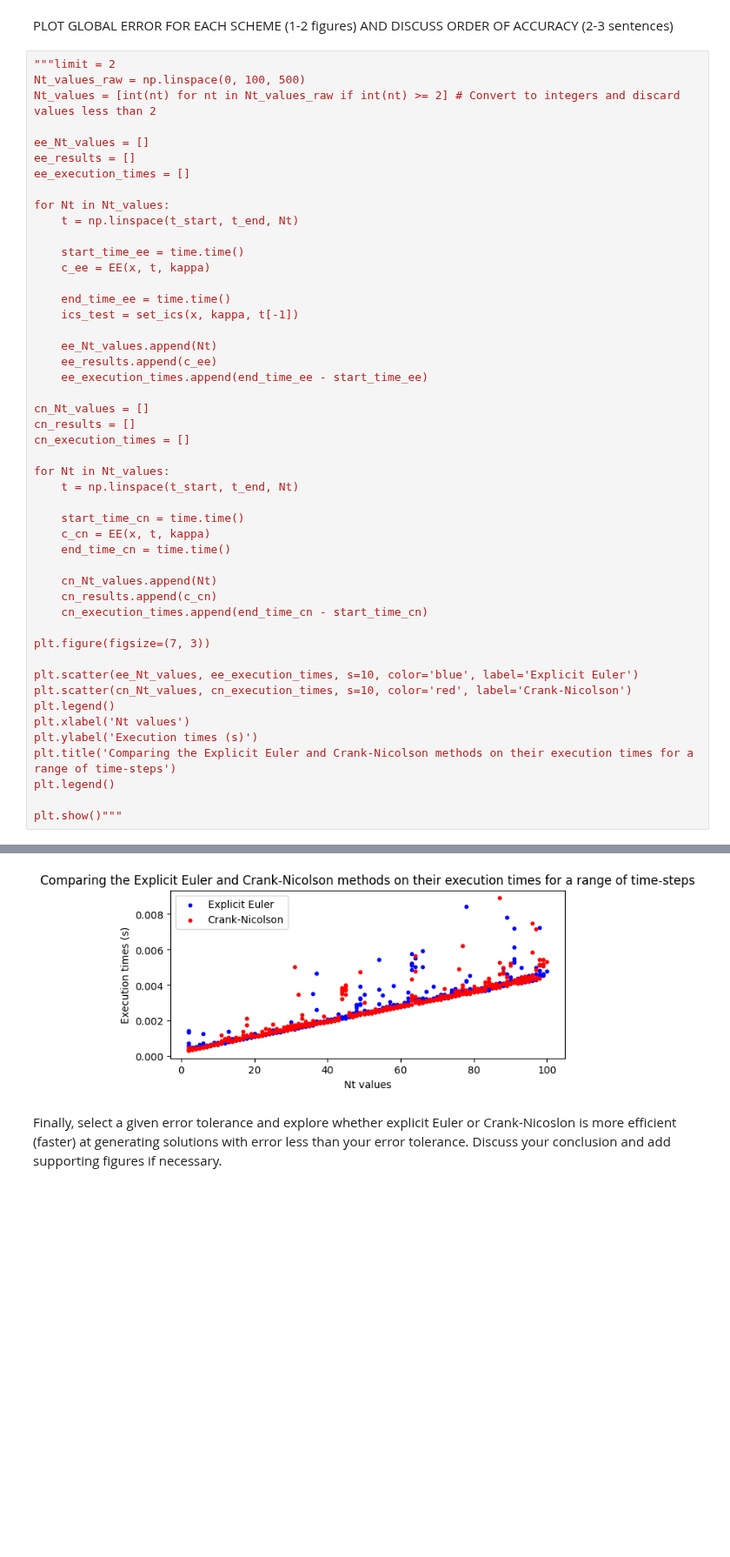
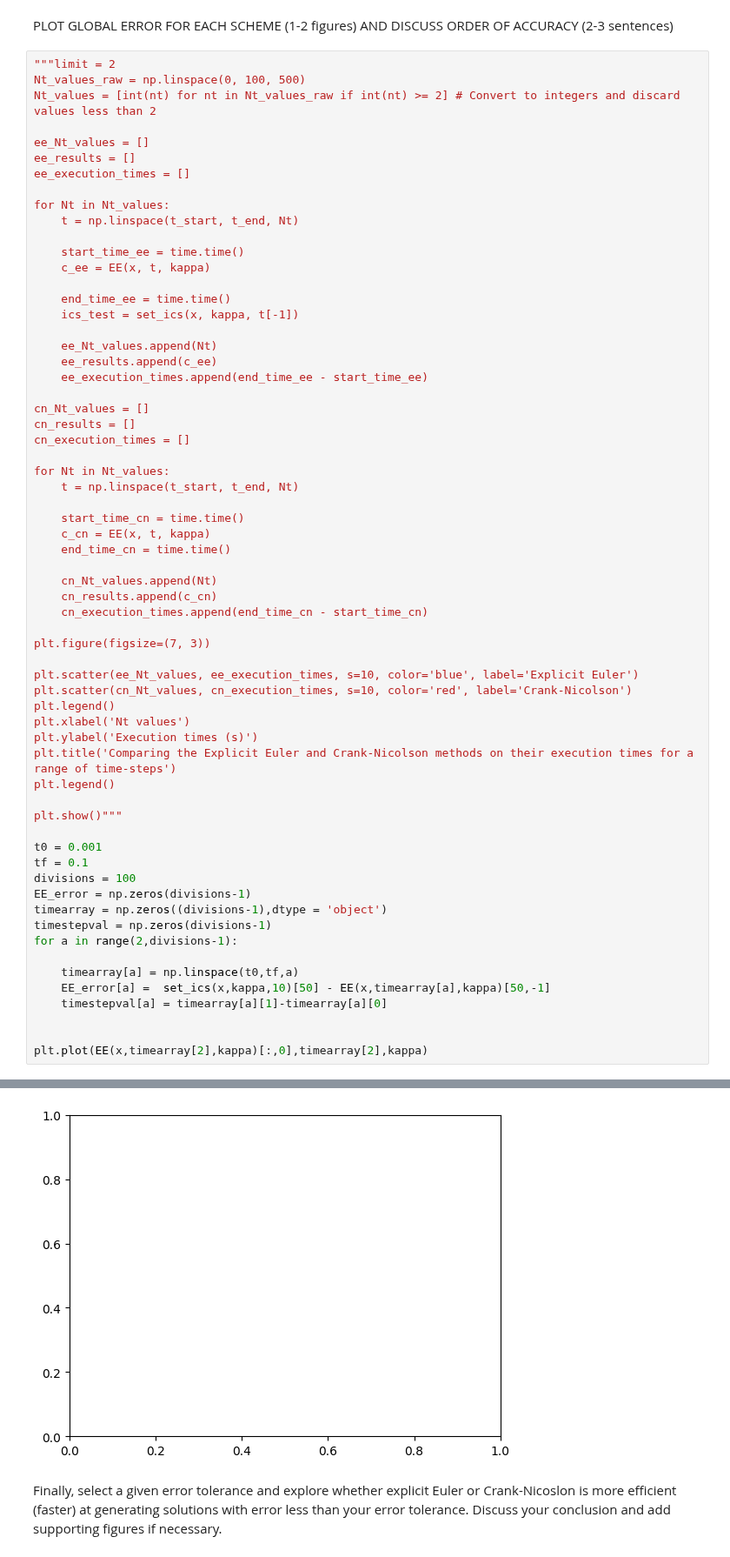
Before and after one commit to SquidsofDoom/QCES, a Jupyter notebook: Project1_numerical_methods.ipynb, the cells around one changed output, grey strips where cells are left out. Shown at 87% size. Drawn from its saved outputs; the diff is of its cells as text; blank space fills up the shorter version.

```diff
--- a/Project1_numerical_methods.ipynb
+++ b/Project1_numerical_methods.ipynb
@@ -395,4 +395,19 @@ plt.title('Comparing the Explicit Euler and Crank-Nicolson methods on their exec
 plt.legend()
 
 plt.show()"""
+
+t0 = 0.001
+tf = 0.1
+divisions = 100
+EE_error = np.zeros(divisions-1)
+timearray = np.zeros((divisions-1),dtype = 'object')
+timestepval = np.zeros(divisions-1)
+for a in range(2,divisions-1):
+
+    timearray[a] = np.linspace(t0,tf,a)
+    EE_error[a] =  set_ics(x,kappa,10)[50] - EE(x,timearray[a],kappa)[50,-1]
+    timestepval[a] = timearray[a][1]-timearray[a][0]
+
+
+plt.plot(EE(x,timearray[2],kappa)[:,0],timearray[2],kappa)
 # %% [output]
@@ -416,4 +415,4 @@ Explicit Euler method took 0.01 seconds
-[figure, old version]
+[figure, new version]
 # %% [markdown]
 Finally, select a given error tolerance and explore whether explicit Euler or Crank-Nicoslon is more efficient (faster) at generating solutions with error less than your error tolerance. Discuss your conclusion and add supporting figures if necessary.
 # %% [markdown]
```
Also changed, not shown: parts of 6 cells of this notebook.
